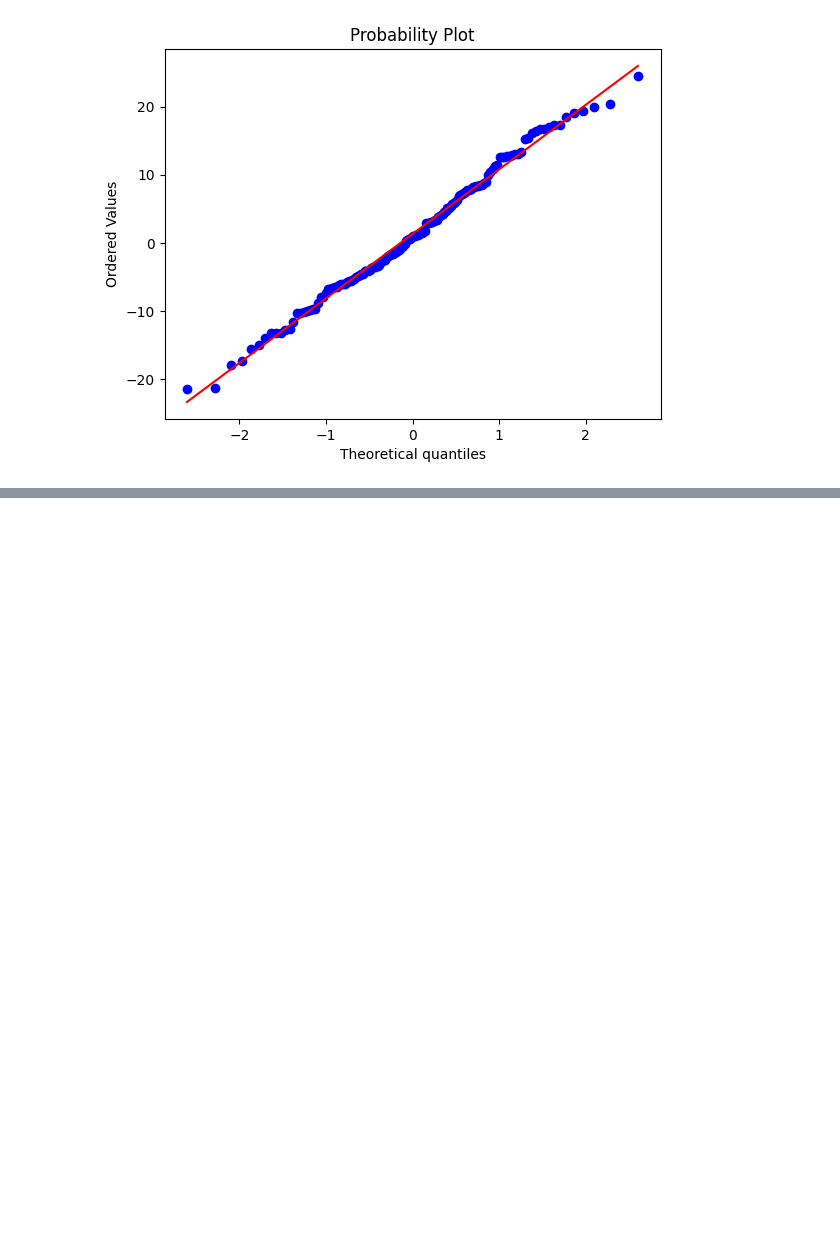
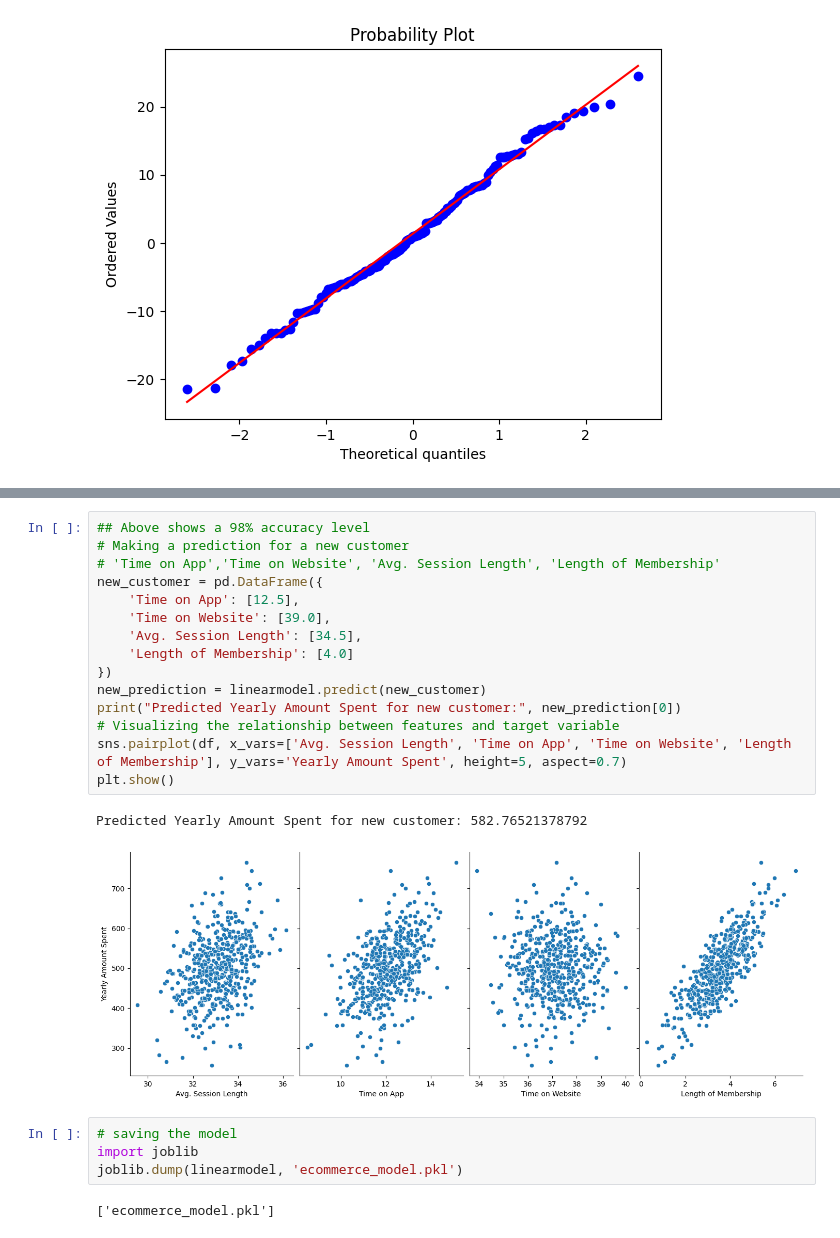
Before and after one commit to kylehton/ml-learning, a Jupyter notebook: linear-regression/LinearRegression.ipynb, the cells around one changed output, grey strips where cells are left out. Saved outputs shown, nothing was run; the diff lists cells and outputs as text; blank space fills up the shorter version.

Commit message:
accuracy testing + saved model

```diff
--- a/linear-regression/LinearRegression.ipynb
+++ b/linear-regression/LinearRegression.ipynb
@@ -230,0 +238,24 @@ pylab.show()
+# %%
+## Above shows a 98% accuracy level
+# Making a prediction for a new customer
+# 'Time on App','Time on Website', 'Avg. Session Length', 'Length of Membership'
+new_customer = pd.DataFrame({
+    'Time on App': [12.5],
+    'Time on Website': [39.0],
+    'Avg. Session Length': [34.5],
+    'Length of Membership': [4.0]
+})
+new_prediction = linearmodel.predict(new_customer)
+print("Predicted Yearly Amount Spent for new customer:", new_prediction[0])
+# Visualizing the relationship between features and target variable
+sns.pairplot(df, x_vars=['Avg. Session Length', 'Time on App', 'Time on Website', 'Length of Membership'], y_vars='Yearly Amount Spent', height=5, aspect=0.7)
+plt.show()
+# %% [output]
+Predicted Yearly Amount Spent for new customer: 582.76521378792
+[figure, added]
+# %%
+# saving the model
+import joblib
+joblib.dump(linearmodel, 'ecommerce_model.pkl')
+# %% [output]
+['ecommerce_model.pkl']
```
Also changed, not shown: parts of 2 cells of this notebook, 3 other files.
